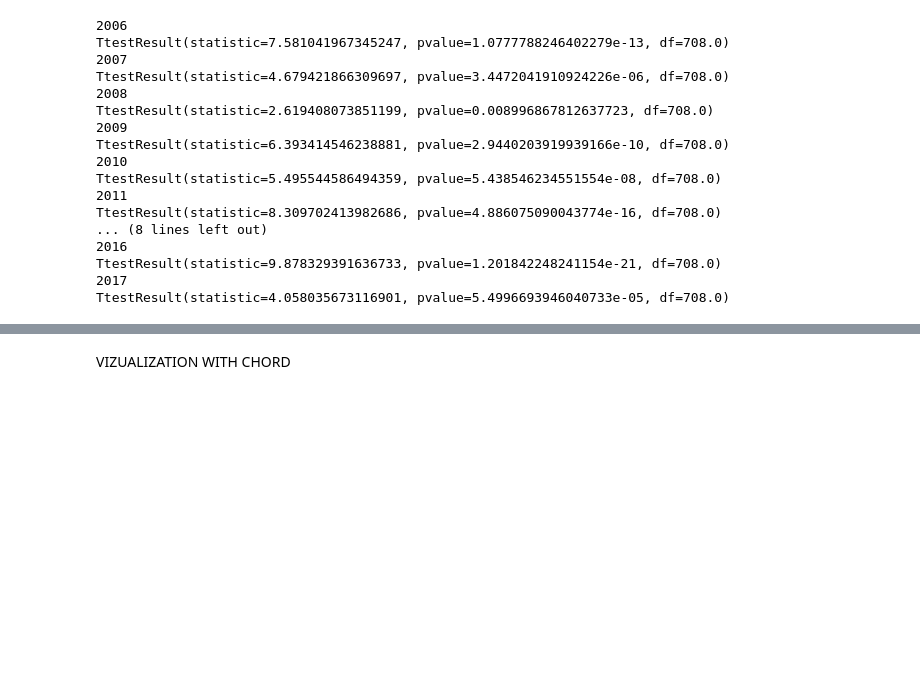
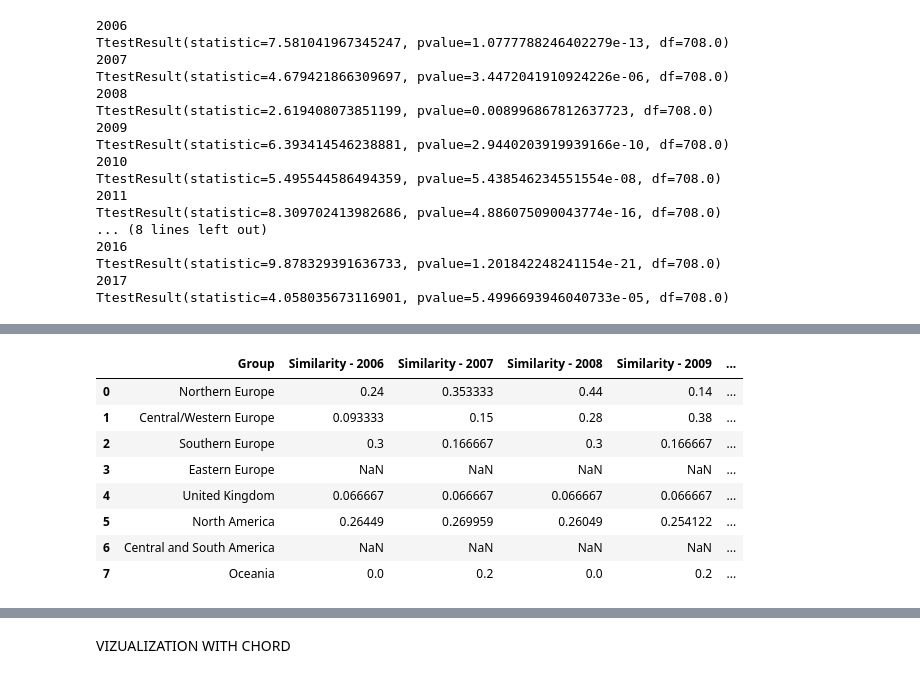
Before and after one commit to epfl-ada/ada-2023-project-vivalavada, a Jupyter notebook: p3_similarities.ipynb, the cells around one changed output, grey strips where cells are left out. Saved outputs shown, nothing was run; the diff lists cells and outputs as text; code cells hidden in the pictures; blank space fills up the shorter version.

```diff
--- a/p3_similarities.ipynb
+++ b/p3_similarities.ipynb
@@ -923,0 +961,29 @@ def k_closest_and_farthest_locations(k, all_differences_dict): # returns the k c
+# %%
+#Groups of neighbouring countries
+
+all_years_list = sorted(ratings['year'].unique())
+pairwise_similarity = pd.DataFrame()
+for year in all_years_list:
+    df_ranking_year = style_ratings_by_year[str(year)]
+    similarities = []
+    for group in location_keys :
+        print(group)
+        countries = location_dict[group]
+        sim_tmp = []
+        for i in range(len(countries)):
+            for j in range(i+1, len(countries)):
+
+                if (countries[i] in df_ranking_year.index) and (countries[j] in df_ranking_year.index):
+
+                    similarity = jaccard(df_ranking_year.loc[countries[i]],df_ranking_year.loc[countries[j]])
+
+                    sim_tmp .append(similarity)
+        similarities.append((np.mean(sim_tmp)))
+        print(similarities)
+    df_similarities = pd.DataFrame(
+    {'Group': location_keys,
+     'Similarity - ' + str(year): similarities
+    })
+
+    pairwise_similarity=pd.concat([pairwise_similarity, df_similarities], axis=1)
+    pairwise_similarity = pairwise_similarity.T.drop_duplicates().T
@@ -923,0 +1008,12 @@ def k_closest_and_farthest_locations(k, all_differences_dict): # returns the k c
+# %%
+pairwise_similarity
+# %% [output]
+|  | Group | Similarity - 2006 | Similarity - 2007 | Similarity - 2008 | Similarity - 2009 | ... |
+| 0 | Northern Europe | 0.24 | 0.353333 | 0.44 | 0.14 | ... |
+| 1 | Central/Western Europe | 0.093333 | 0.15 | 0.28 | 0.38 | ... |
+| 2 | Southern Europe | 0.3 | 0.166667 | 0.3 | 0.166667 | ... |
+| 3 | Eastern Europe | NaN | NaN | NaN | NaN | ... |
+| 4 | United Kingdom | 0.066667 | 0.066667 | 0.066667 | 0.066667 | ... |
+| 5 | North America | 0.26449 | 0.269959 | 0.26049 | 0.254122 | ... |
+| 6 | Central and South America | NaN | NaN | NaN | NaN | ... |
+| 7 | Oceania | 0.0 | 0.2 | 0.0 | 0.2 | ... |
```
Also changed, not shown: parts of 19 cells of this notebook.
